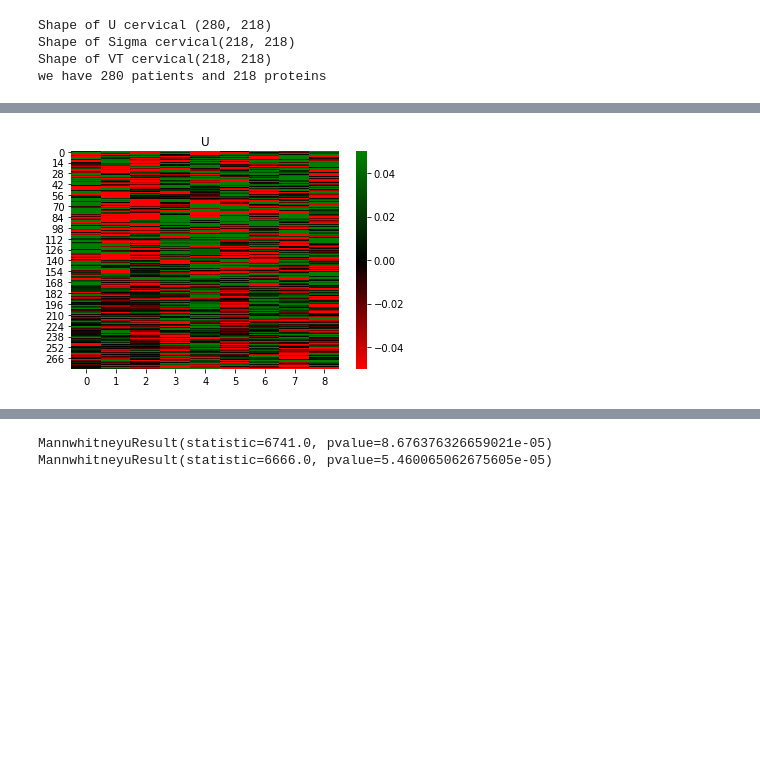
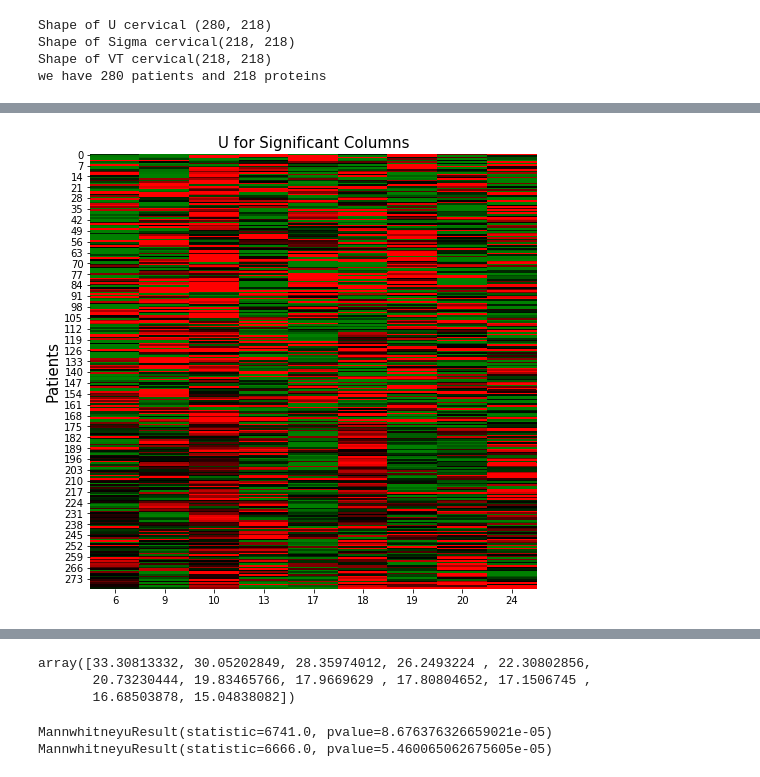
Before and after one commit to ryanboeks/Cervical_Testicular, a Jupyter notebook: Test_Ova_Cancer_Project.ipynb, the cells around one changed output, grey strips where cells are left out. Drawn from its saved outputs; the diff is of its cells as text; code cells hidden in the pictures; blank space fills up the shorter version.

```diff
--- a/Test_Ova_Cancer_Project.ipynb
+++ b/Test_Ova_Cancer_Project.ipynb
@@ -655,13 +655,17 @@ plt.show()
 # %%
 #Based upon experimentation: There exists significant difference in the columns of U below, between the rows of
 #cervical and the rows of testicular cancer. We choose to first examine columns 18 and 19 (eigen proteins)
 #As their significance is highest. Previewed through #30.
 
-ax = sns.heatmap(U_comb[:,[6,9,10,13,17,18,19,20,24]],cmap = cmap,vmin = -0.05,vmax = 0.05)
-plt.title("U for Significant Columns (eigenproteins)")
+fig,(ax) = plt.subplots(ncols=1,nrows=1)
+fig.set_size_inches(8, 8)
+ax = sns.heatmap(U_comb[:,[6,9,10,13,17,18,19,20,24]],cmap = cmap,vmin = -0.05,vmax = 0.05,cbar=False,center =0)
+plt.title("U for Significant Columns",fontsize=15)
+ax.set_ylabel('Patients',fontsize=15)
+ax.set_xticklabels([6,9,10,13,17,18,19,20,24])
 plt.show()
 # %% [output]
-[figure, old version]
+[figure, new version]
 # %%
 #Check the significance of columns and 18 and 19 by examining the weight of sigma:
 print("the value of sigma for trend 1: " + str(sigma_comb[18,18]))
@@ -674,4 +679,10 @@ the value of sigma for trend 2: 11.697201433913165
 Unsure of these values are too close to be uncomfy... Relatively close to values 17 and 20
+# %%
+sigma_comb[[1,2,3,4,5,6,7,8,9,10,11,12],[1,2,3,4,5,6,7,8,9,10,11,12]]
+# %% [output]
+array([33.30813332, 30.05202849, 28.35974012, 26.2493224 , 22.30802856,
+       20.73230444, 19.83465766, 17.9669629 , 17.80804652, 17.1506745 ,
+       16.68503878, 15.04838082])
 # %%
 #Checking the Statistical Signifance between the Cervical and Testicular Cancers for columns 18 and 19
 
```
Also changed, not shown: parts of 16 cells of this notebook.
